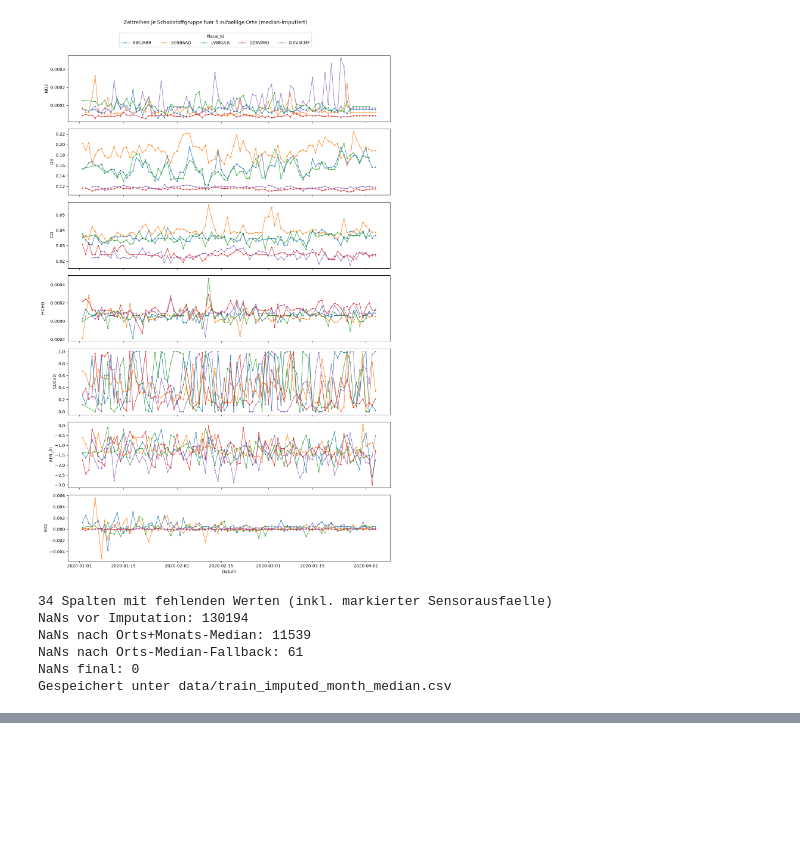
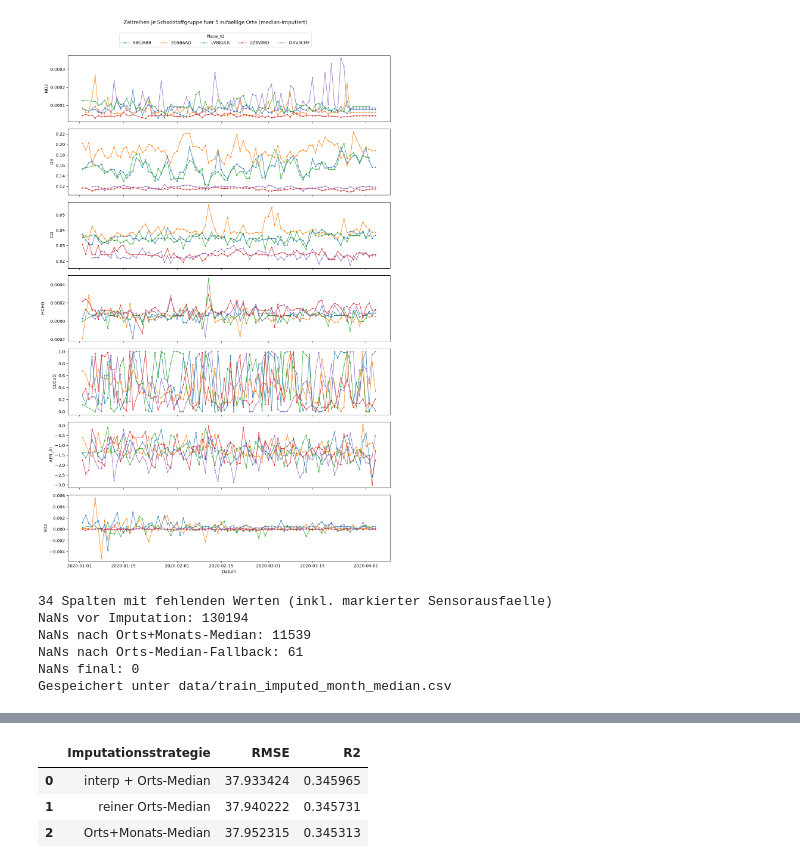
Before and after one commit to RealCyron/Machine_Learning_Projekt, a Jupyter notebook: 05_data_cleaning_and_modeling_ju.ipynb, the cells around one changed output, grey strips where cells are left out. Cells and saved outputs as stored; diff of their text form; code cells hidden in the pictures; blank space fills up the shorter version.

```diff
--- a/05_data_cleaning_and_modeling_ju.ipynb
+++ b/05_data_cleaning_and_modeling_ju.ipynb
@@ -406,68 +408,62 @@ Einfaches lineares Regressions-Baseline mit den 4 am staerksten korrelierten Fea
 # %%
-# Baseline: Lineare Regression mit Top-Features + Place_ID-Zielkodierung, je Imputationsstrategie
-#
-# Hinweis: "val" bezeichnet hier einen Validierungs-Split INNERHALB von Train.csv, nicht die
-# externe data/Test.csv (die kein target enthaelt und erst spaeter fuer die Submission genutzt wird).
+# Baseline: Lineare Regression mit Top-Features, je Imputationsstrategie
+# Ortskodierung bewusst entfernt (siehe Markdown oben): Train.csv und die echte Test.csv
+# haben komplett unterschiedliche Place_IDs, eine Zielkodierung nach Ort wuerde deshalb die
+# Generalisierungsfaehigkeit nur vortaeuschen statt verbessern.
 from sklearn.linear_model import LinearRegression
-from sklearn.model_selection import train_test_split, KFold
+from sklearn.model_selection import train_test_split
 from sklearn.metrics import root_mean_squared_error, r2_score
 
 features = [
     "wind_speed",
     "L3_HCHO_tropospheric_HCHO_column_number_density",
     "L3_CO_CO_column_number_density",
     "L3_NO2_NO2_column_number_density",
+    "L3_SO2_absorbing_aerosol_index",
+    "L3_CLOUD_cloud_fraction",
+    "dayofyear",
+    "weekday",
 ]
 
-
-def add_place_target_encoding(train_df, val_df, place_col="Place_ID", target_col="target",
-                               n_splits=5, random_state=42):
-    """Out-of-Fold Zielkodierung: vermeidet Leakage, da kein Trainings-Fold seine eigenen
-    Target-Werte zur Berechnung der eigenen Kodierung verwendet. Fuer den Validierungs-Split wird
-    der volle Trainings-Mittelwert je Ort genutzt (dessen Targets fliessen nie in die Kodierung ein)."""
-    global_mean = train_df[target_col].mean()
-    train_enc = pd.Series(index=train_df.index, dtype=float)
-
-    kf = KFold(n_splits=n_splits, shuffle=True, random_state=random_state)
-    for fit_idx, hold_idx in kf.split(train_df):
-        fit_part = train_df.iloc[fit_idx]
-        hold_part = train_df.iloc[hold_idx]
-        place_means = fit_part.groupby(place_col)[target_col].mean()
-        train_enc.iloc[hold_idx] = hold_part[place_col].map(place_means).fillna(global_mean).values
-
-    place_means_full = train_df.groupby(place_col)[target_col].mean()
-    val_enc = val_df[place_col].map(place_means_full).fillna(global_mean)
-
-    return train_enc.values, val_enc.values
-
+# Einmaliger Split, fuer alle drei Imputationsvarianten identisch wiederverwendet (sie haben
+# dieselbe Zeilenreihenfolge wie df_clean).
+train_idx, val_idx = train_test_split(df_clean.index, test_size=0.2, random_state=42)
 
 datasets = {
     "interp + Orts-Median": df_imputed_interp,
     "reiner Orts-Median": df_imputed_median,
     "Orts+Monats-Median": df_imputed_month_median,
 }
 
+# Saisonale/woechentliche Zeit-Features aus dem Datum ableiten (fuer alle drei Varianten
+# identisch, da Date unveraendert aus df_clean uebernommen wurde)
+for df in datasets.values():
+    df["Date"] = pd.to_datetime(df["Date"])
+    df["dayofyear"] = df["Date"].dt.day_of_year
+    df["weekday"] = df["Date"].dt.day_of_week
+
 results = []
 for name, df in datasets.items():
-    df_train_part, df_val_part = train_test_split(df, test_size=0.2, random_state=42)
+    df_train_part = df.loc[train_idx]
+    df_val_part = df.loc[val_idx]
 
-    place_enc_train, place_enc_val = add_place_target_encoding(df_train_part, df_val_part)
-
-    X_train = df_train_part[features].copy()
-    X_train["place_target_enc"] = place_enc_train
+    X_train = df_train_part[features]
     y_train = df_train_part["target"]
-
-    X_val = df_val_part[features].copy()
-    X_val["place_target_enc"] = place_enc_val
+    X_val = df_val_part[features]
     y_val = df_val_part["target"]
 
     model = LinearRegression()
     model.fit(X_train, y_train)
     y_pred = model.predict(X_val)
 
     rmse = root_mean_squared_error(y_val, y_pred)
     r2 = r2_score(y_val, y_pred)
     results.append({"Imputationsstrategie": name, "RMSE": rmse, "R2": r2})
 
 results_df = pd.DataFrame(results)
 results_df
+# %% [output]
+|  | Imputationsstrategie | RMSE | R2 |
+| 0 | interp + Orts-Median | 37.933424 | 0.345965 |
+| 1 | reiner Orts-Median | 37.940222 | 0.345731 |
+| 2 | Orts+Monats-Median | 37.952315 | 0.345313 |
```
Also changed, not shown: parts of 36 cells of this notebook, 3 other files.
